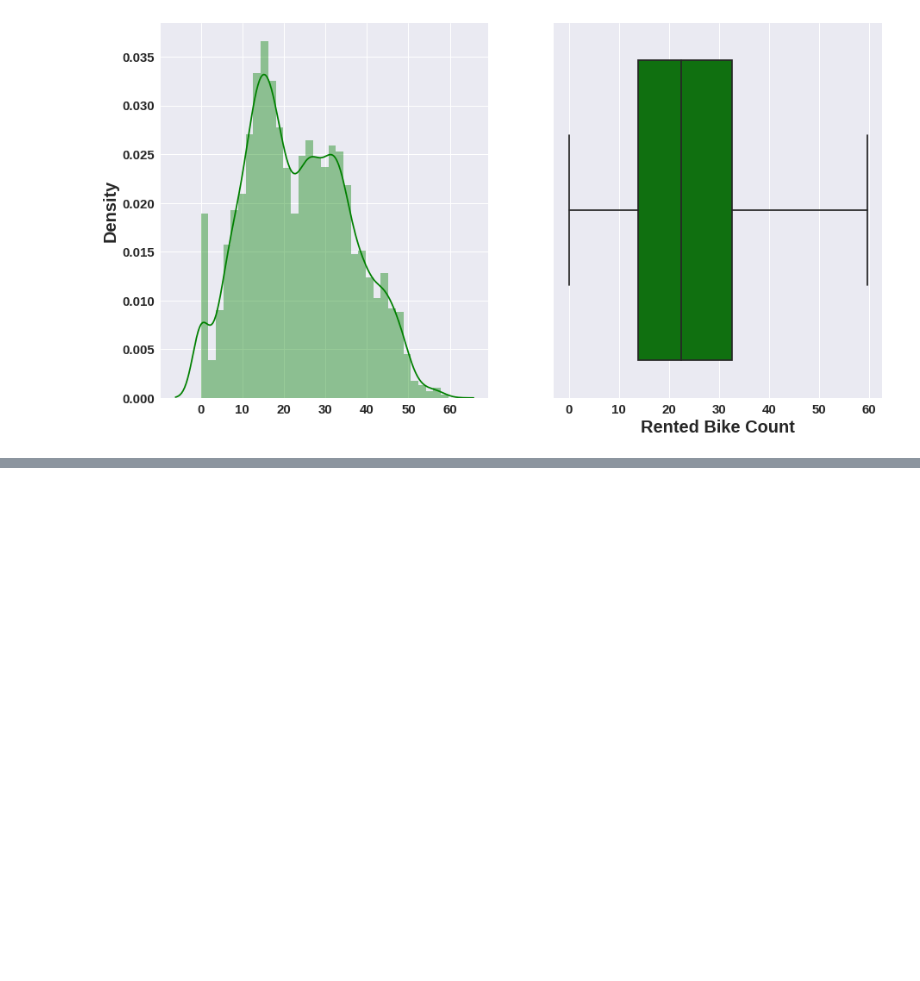
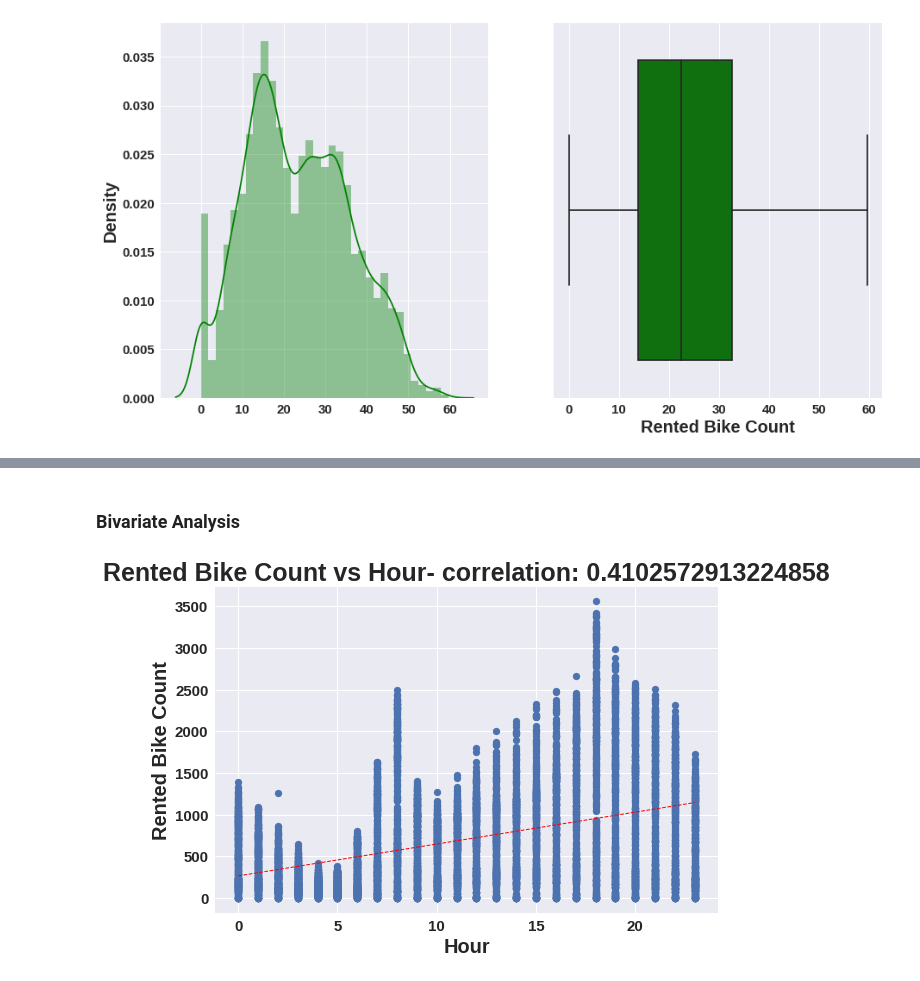
Before and after one commit to Anupam8858/Seoul-Bike-Sharing-Demand-Prediction, a Jupyter notebook: Bike_Sharing_Demand_Prediction_Capstone_Project.ipynb, the cells around one changed output, grey strips where cells are left out. Saved outputs shown, nothing was run; the diff lists cells and outputs as text; code cells hidden in the pictures; blank space fills up the shorter version.

```diff
--- a/Bike_Sharing_Demand_Prediction_Capstone_Project.ipynb
+++ b/Bike_Sharing_Demand_Prediction_Capstone_Project.ipynb
@@ -281,0 +419,21 @@ plt.show()
+# %% [markdown]
+### Bivariate Analysis
+# %%
+for col in numeric_features[1:]:
+    fig = plt.figure(figsize=(9, 6))
+    ax = fig.gca()
+    feature = dataset[col]
+    label = dataset['Rented Bike Count']
+    correlation = feature.corr(label)
+    plt.scatter(x=feature, y=label)
+    plt.xlabel(col)
+    plt.ylabel('Rented Bike Count')
+    ax.set_title('Rented Bike Count vs ' + col + '- correlation: ' + str(correlation))
+    z = np.polyfit(dataset[col], dataset['Rented Bike Count'], 1)
+    y_hat = np.poly1d(z)(dataset[col])
+
+    plt.plot(dataset[col], y_hat, "r--", lw=1)
+
+plt.show()
+# %% [output]
+[figure, added]
```
Also changed, not shown: parts of 62 cells of this notebook.
